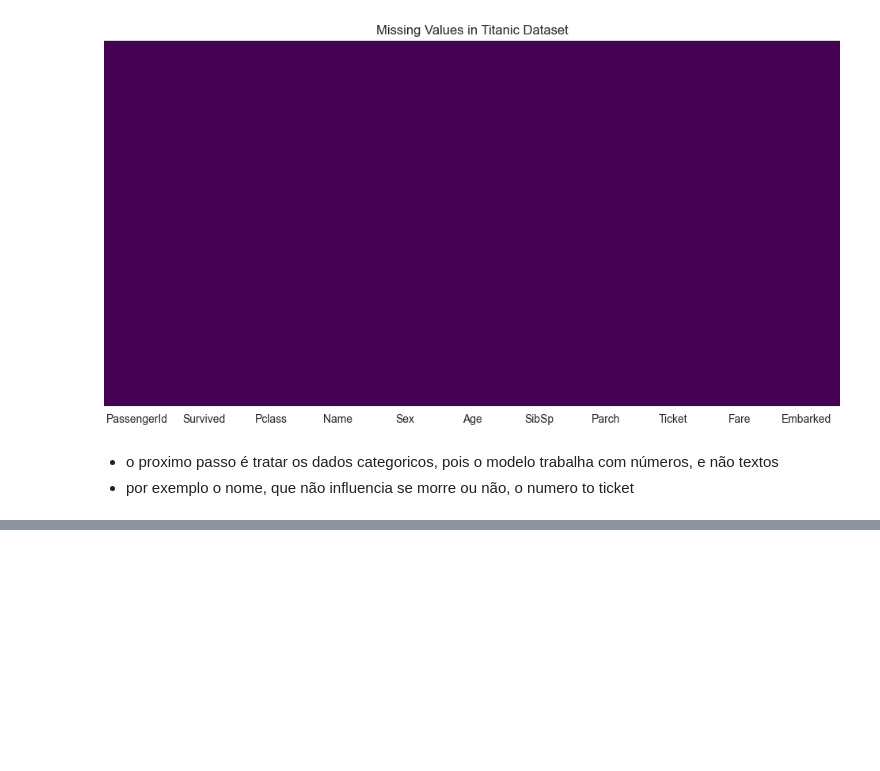
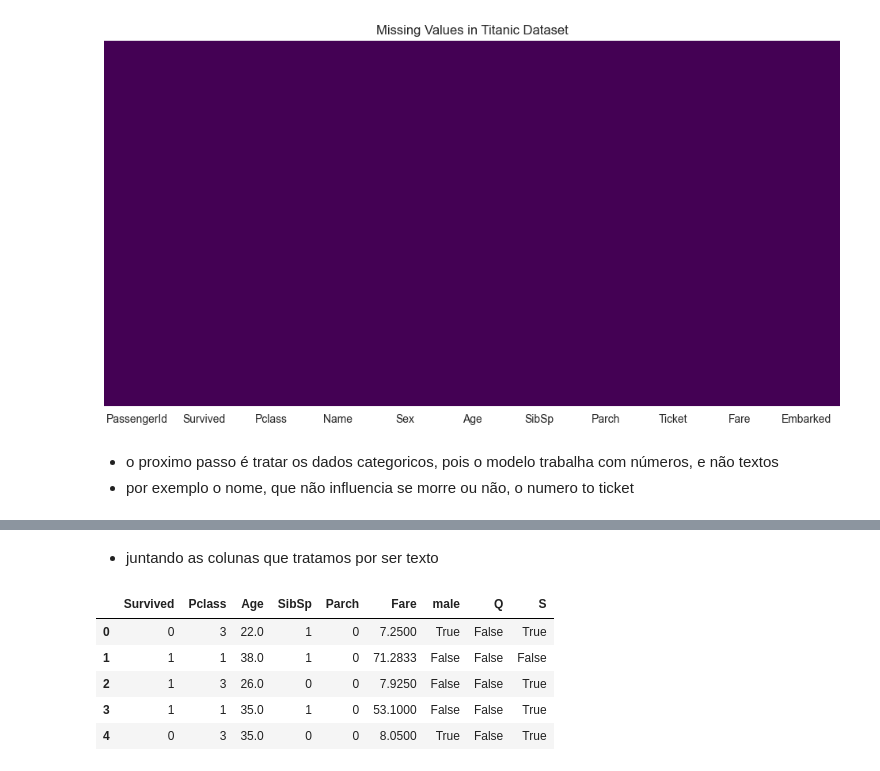
Before and after one commit to PedroAugusto2101/learning, a Jupyter notebook: data_science/02_machine_learning/05_project_titanic.ipynb, the cells around one changed output, grey strips where cells are left out. Saved outputs shown, nothing was run; the diff lists cells and outputs as text; code cells hidden in the pictures; blank space fills up the shorter version.

```diff
--- a/data_science/02_machine_learning/05_project_titanic.ipynb
+++ b/data_science/02_machine_learning/05_project_titanic.ipynb
@@ -146,0 +165,5 @@ Text(0.5, 1.0, 'Missing Values in Titanic Dataset')
+# %%
+sex = pd.get_dummies(train['Sex'], drop_first=True)
+# get_dummies(data = dataset, drop_first = remove the first column)
+# we use get_dummies to convert categorical variables into dummy/indicator variables
+sex
@@ -146,0 +211,4 @@ Text(0.5, 1.0, 'Missing Values in Titanic Dataset')
+# %%
+embark = pd.get_dummies(train['Embarked'], drop_first=True)
+# get the dummies for the Embarked column
+embark
@@ -146,0 +250,13 @@ Text(0.5, 1.0, 'Missing Values in Titanic Dataset')
+# %% [markdown]
+- juntando as colunas que tratamos por ser texto
+# %%
+train = pd.concat([train, sex, embark], axis=1)
+# concat([data1, data2], axis=1) concatenates the two datasets along the columns
+train.head()
+# %% [output]
+|  | Survived | Pclass | Age | SibSp | Parch | Fare | male | Q | S |
+| 0 | 0 | 3 | 22.0 | 1 | 0 | 7.2500 | True | False | True |
+| 1 | 1 | 1 | 38.0 | 1 | 0 | 71.2833 | False | False | False |
+| 2 | 1 | 3 | 26.0 | 0 | 0 | 7.9250 | False | False | True |
+| 3 | 1 | 1 | 35.0 | 1 | 0 | 53.1000 | False | False | True |
+| 4 | 0 | 3 | 35.0 | 0 | 0 | 8.0500 | True | False | True |
```
Also changed, not shown: parts of 10 cells of this notebook.
